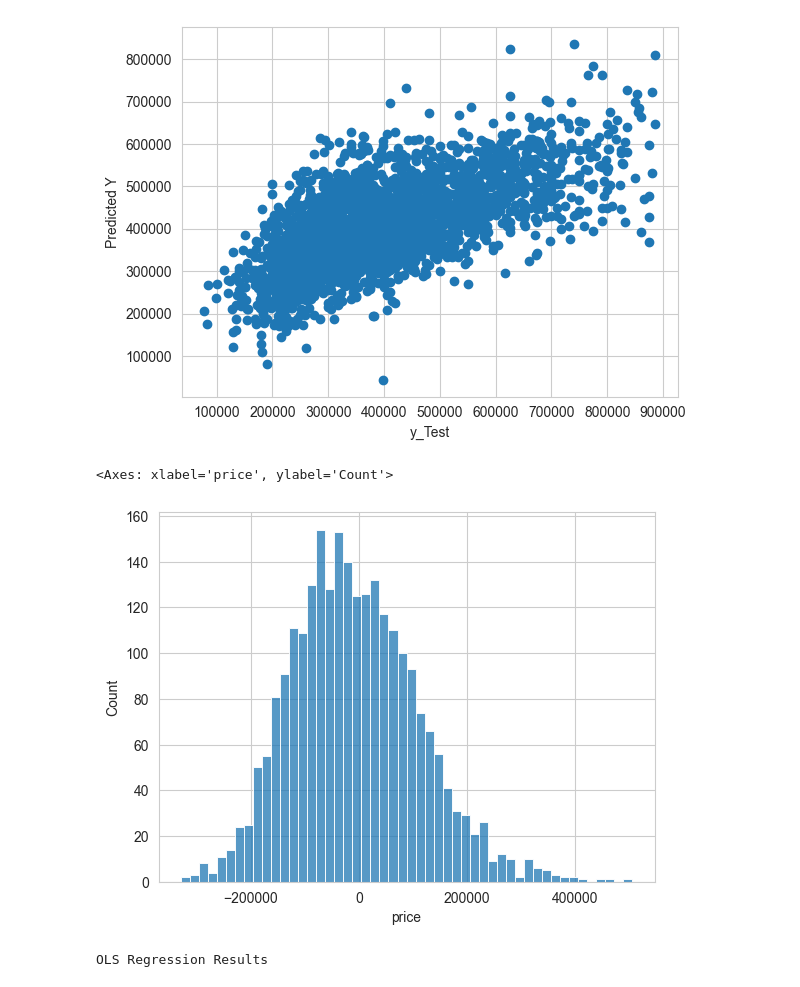
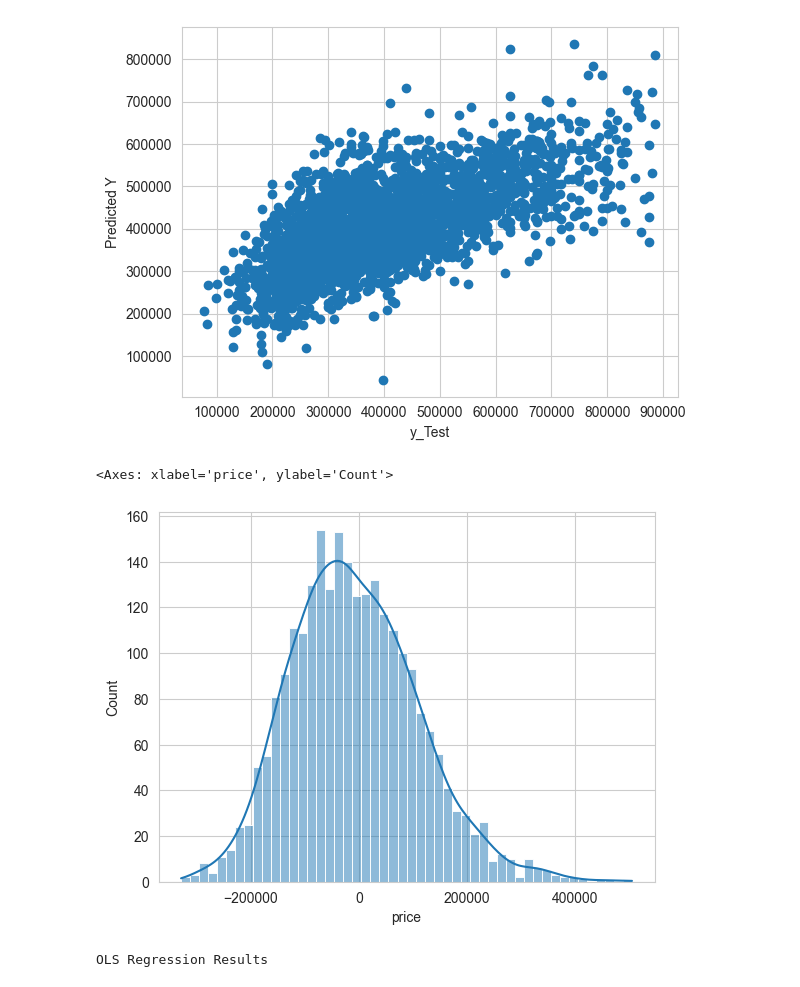
Before and after one commit to Takosaga/spring_24, a Jupyter notebook: data_mining/lab3/lab3.ipynb, the cells around one changed output. Drawn from its saved outputs; the diff is of its cells as text; code cells hidden in the pictures.

```diff
--- a/data_mining/lab3/lab3.ipynb
+++ b/data_mining/lab3/lab3.ipynb
@@ -826,10 +826,10 @@ plt.ylabel('Predicted Y')
 Text(0, 0.5, 'Predicted Y')
 [figure]
 # %%
-sns.histplot(wa_housing_df_cleaned_model2['histplot'],bins=50)
+sns.histplot(wa_housing_df_cleaned_model2['histplot'],bins=50,kde=True)
 # %% [output]
 <Axes: xlabel='price', ylabel='Count'>
-[figure, old version]
+[figure, new version]
 # %%
 wa_housing_df_cleaned_model2['OLS']
 # %% [output]
```
Also changed, not shown: parts of 22 cells of this notebook.
